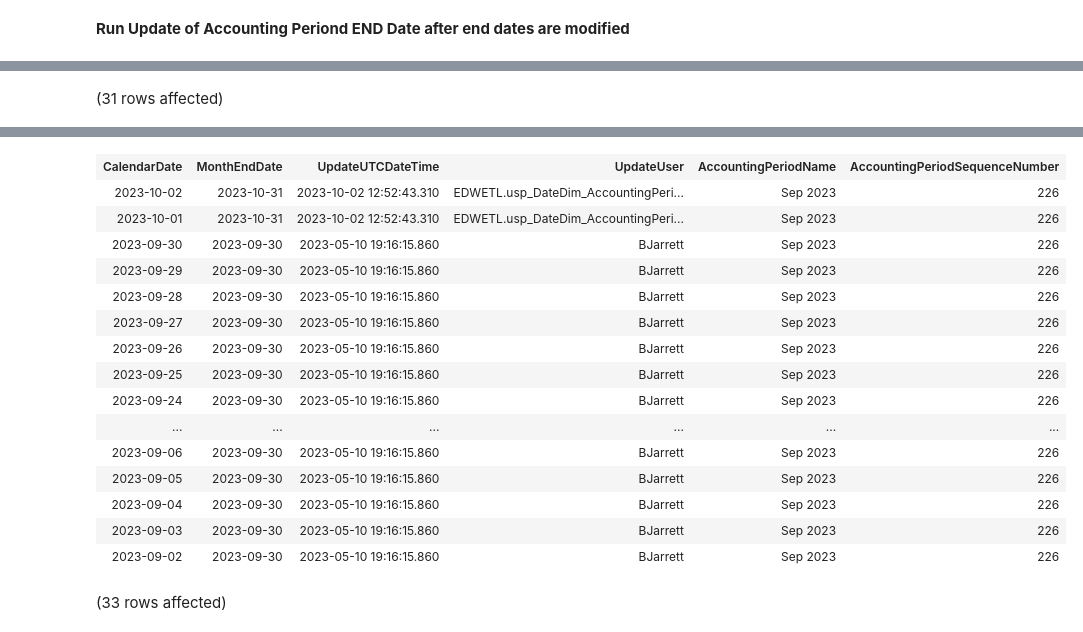
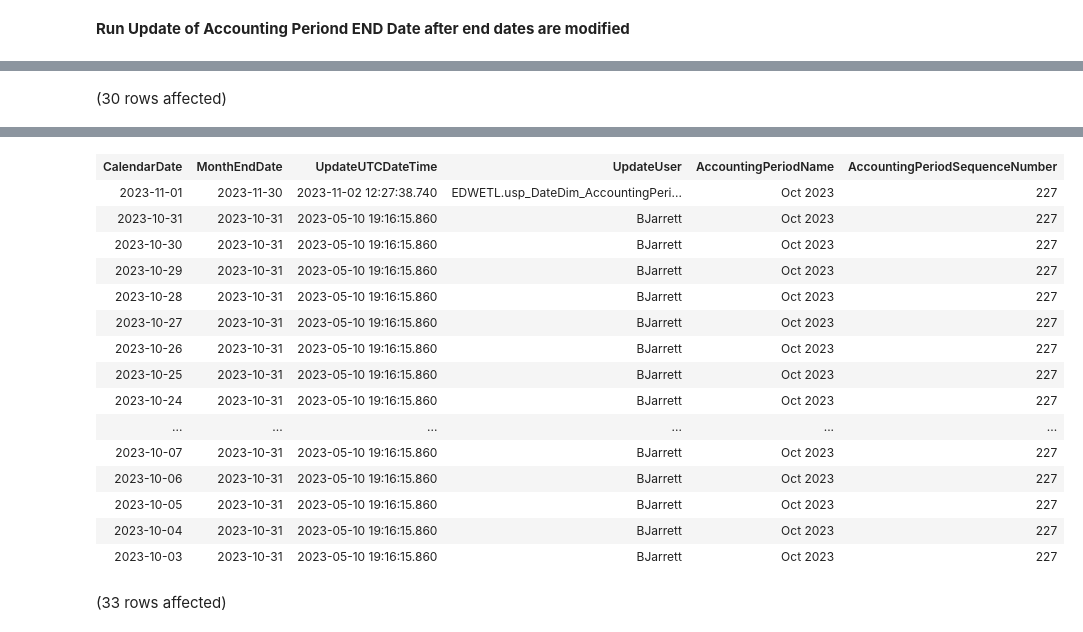
Before and after one commit to mdelisio/SQL-Scripts, a Jupyter notebook: Notebook- Update Accouinting Period End Date.ipynb, the cells around one changed output, grey strips where cells are left out. Cells and saved outputs as stored; diff of their text form; code cells hidden in the pictures.

Commit message:
accruals and accouting period october update

```diff
--- a/Notebook- Update Accouinting Period End Date.ipynb
+++ b/Notebook- Update Accouinting Period End Date.ipynb
@@ -28,5 +28,5 @@ Total execution time: 00:00:00.259
 # %%
-DECLARE @AccountingPeriodName VARCHAR(50) = 'Sep 2023'
+DECLARE @AccountingPeriodName VARCHAR(50) = 'Oct 2023'
 ;
 
 Select TOP (33)
@@ -40,4 +40,4 @@ FROM EDW.DateDim
 Where AccountingPeriodName = @AccountingPeriodName
 Order By DateDimKey Desc
 # %% [output]
-(31 rows affected)
+(30 rows affected)
@@ -45,19 +45,19 @@ Total execution time: 00:00:00.078
 | CalendarDate | MonthEndDate | UpdateUTCDateTime | UpdateUser | AccountingPeriodName | AccountingPeriodSequenceNumber |
-| 2023-10-02 | 2023-10-31 | 2023-10-02 12:52:43.310 | EDWETL.usp_DateDim_AccountingPeri... | Sep 2023 | 226 |
-| 2023-10-01 | 2023-10-31 | 2023-10-02 12:52:43.310 | EDWETL.usp_DateDim_AccountingPeri... | Sep 2023 | 226 |
-| 2023-09-30 | 2023-09-30 | 2023-05-10 19:16:15.860 | BJarrett | Sep 2023 | 226 |
-| 2023-09-29 | 2023-09-30 | 2023-05-10 19:16:15.860 | BJarrett | Sep 2023 | 226 |
-| 2023-09-28 | 2023-09-30 | 2023-05-10 19:16:15.860 | BJarrett | Sep 2023 | 226 |
-| 2023-09-27 | 2023-09-30 | 2023-05-10 19:16:15.860 | BJarrett | Sep 2023 | 226 |
-| 2023-09-26 | 2023-09-30 | 2023-05-10 19:16:15.860 | BJarrett | Sep 2023 | 226 |
-| 2023-09-25 | 2023-09-30 | 2023-05-10 19:16:15.860 | BJarrett | Sep 2023 | 226 |
-| 2023-09-24 | 2023-09-30 | 2023-05-10 19:16:15.860 | BJarrett | Sep 2023 | 226 |
+| 2023-11-01 | 2023-11-30 | 2023-11-02 12:27:38.740 | EDWETL.usp_DateDim_AccountingPeri... | Oct 2023 | 227 |
+| 2023-10-31 | 2023-10-31 | 2023-05-10 19:16:15.860 | BJarrett | Oct 2023 | 227 |
+| 2023-10-30 | 2023-10-31 | 2023-05-10 19:16:15.860 | BJarrett | Oct 2023 | 227 |
+| 2023-10-29 | 2023-10-31 | 2023-05-10 19:16:15.860 | BJarrett | Oct 2023 | 227 |
+| 2023-10-28 | 2023-10-31 | 2023-05-10 19:16:15.860 | BJarrett | Oct 2023 | 227 |
+| 2023-10-27 | 2023-10-31 | 2023-05-10 19:16:15.860 | BJarrett | Oct 2023 | 227 |
+| 2023-10-26 | 2023-10-31 | 2023-05-10 19:16:15.860 | BJarrett | Oct 2023 | 227 |
+| 2023-10-25 | 2023-10-31 | 2023-05-10 19:16:15.860 | BJarrett | Oct 2023 | 227 |
+| 2023-10-24 | 2023-10-31 | 2023-05-10 19:16:15.860 | BJarrett | Oct 2023 | 227 |
 | ... | ... | ... | ... | ... | ... |
-| 2023-09-06 | 2023-09-30 | 2023-05-10 19:16:15.860 | BJarrett | Sep 2023 | 226 |
-| 2023-09-05 | 2023-09-30 | 2023-05-10 19:16:15.860 | BJarrett | Sep 2023 | 226 |
-| 2023-09-04 | 2023-09-30 | 2023-05-10 19:16:15.860 | BJarrett | Sep 2023 | 226 |
-| 2023-09-03 | 2023-09-30 | 2023-05-10 19:16:15.860 | BJarrett | Sep 2023 | 226 |
-| 2023-09-02 | 2023-09-30 | 2023-05-10 19:16:15.860 | BJarrett | Sep 2023 | 226 |
+| 2023-10-07 | 2023-10-31 | 2023-05-10 19:16:15.860 | BJarrett | Oct 2023 | 227 |
+| 2023-10-06 | 2023-10-31 | 2023-05-10 19:16:15.860 | BJarrett | Oct 2023 | 227 |
+| 2023-10-05 | 2023-10-31 | 2023-05-10 19:16:15.860 | BJarrett | Oct 2023 | 227 |
+| 2023-10-04 | 2023-10-31 | 2023-05-10 19:16:15.860 | BJarrett | Oct 2023 | 227 |
+| 2023-10-03 | 2023-10-31 | 2023-05-10 19:16:15.860 | BJarrett | Oct 2023 | 227 |
 # %%
 DECLARE @ChangeDate DateTime = '2023-09-01'
 ;
```
Also changed, not shown: parts of 4 cells of this notebook, 1 other file.
